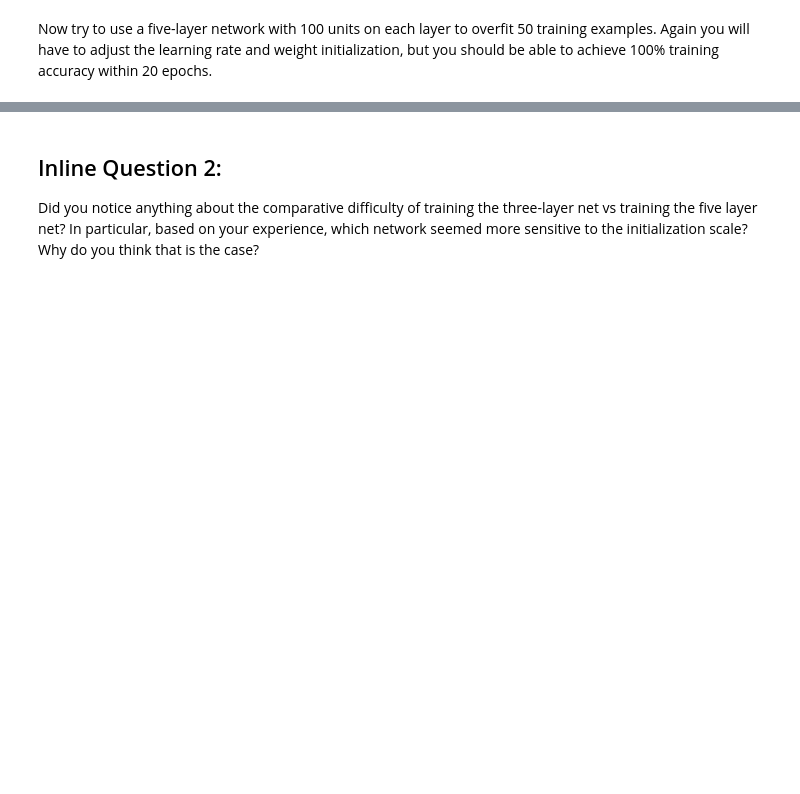
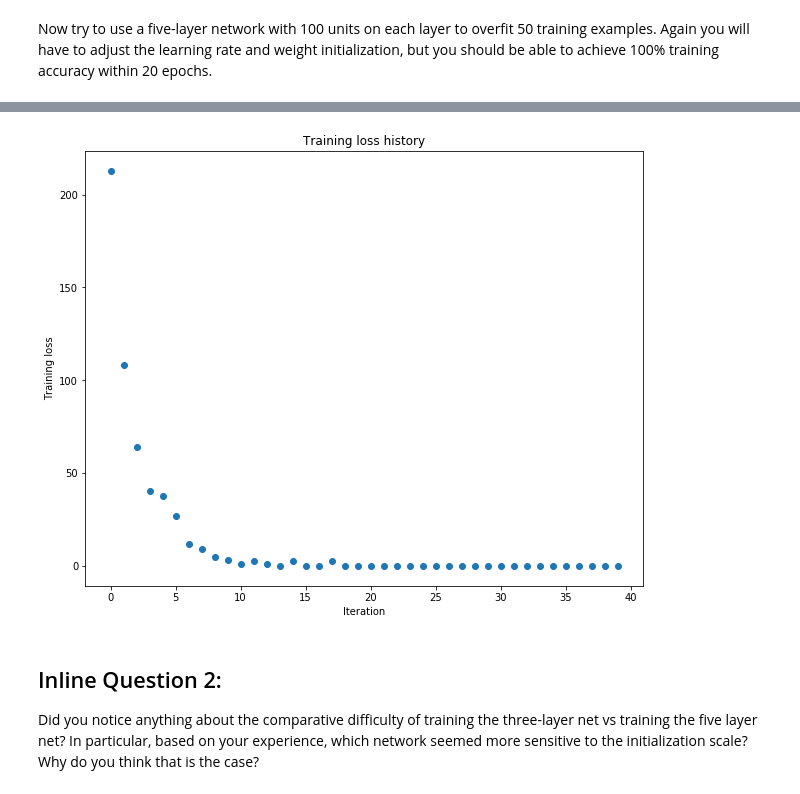
Before and after one commit to grewwc/stanford_cnn_2016-2017, a Jupyter notebook: hw2/FullyConnectedNets.ipynb, the cells around one changed output, grey strips where cells are left out. Cells and saved outputs as stored; diff of their text form; code cells hidden in the pictures; blank space fills up the shorter version.

```diff
--- a/hw2/FullyConnectedNets.ipynb
+++ b/hw2/FullyConnectedNets.ipynb
@@ -432,8 +489,8 @@ small_data = {
   'y_val': data['y_val'],
 }
 
-learning_rate = 2e-3
-weight_scale = 1e-5
+learning_rate = 1e-3
+weight_scale = 1e-1
 model = FullyConnectedNet([100, 100, 100, 100],
                 weight_scale=weight_scale, dtype=np.float64)
 solver = Solver(model, small_data,
@@ -450,3 +507,4 @@ plt.title('Training loss history')
 plt.xlabel('Iteration')
 plt.ylabel('Training loss')
 plt.show()
+# %% [output]
@@ -453,3 +528,4 @@ plt.show()
+[figure, added]
 # %% [markdown]
 ## Inline Question 2:
 Did you notice anything about the comparative difficulty of training the three-layer net vs training the five layer net? In particular, based on your experience, which network seemed more sensitive to the initialization scale? Why do you think that is the case?
```
Also changed, not shown: parts of 10 cells of this notebook, 5 other files.
